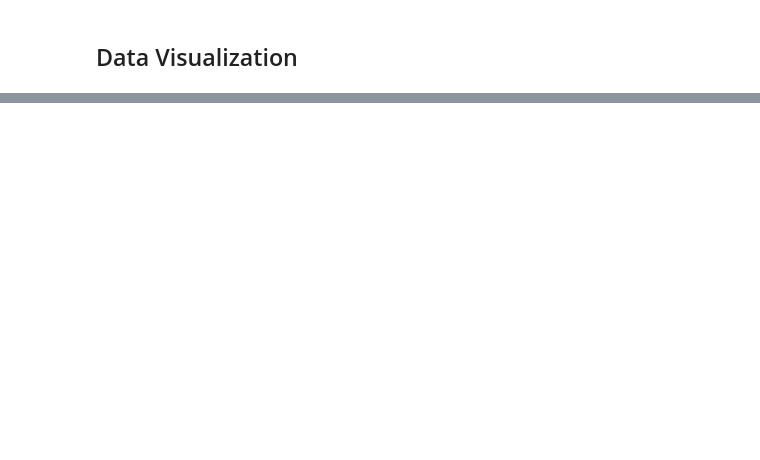
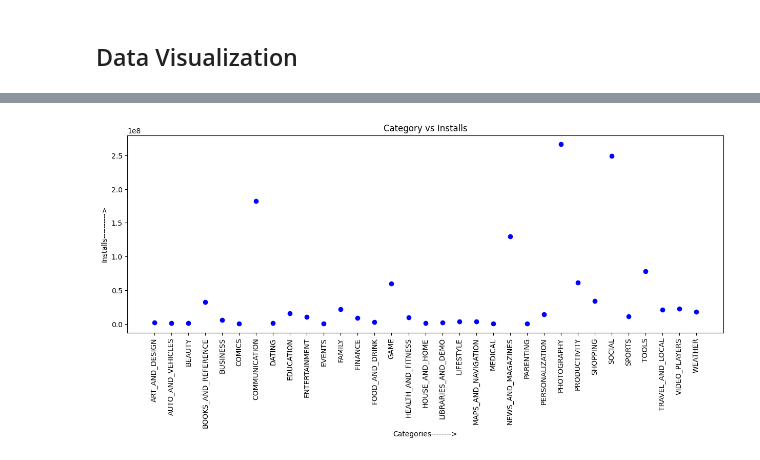
Before and after one commit to saketvaibhav7114/EDA-on-Playstore-App, a Jupyter notebook: EDA_on_Play_Store_App_Review_Analysis.ipynb, the cells around one changed output, grey strips where cells are left out. Saved outputs shown, nothing was run; the diff lists cells and outputs as text; code cells hidden in the pictures; blank space fills up the shorter version.

```diff
--- a/EDA_on_Play_Store_App_Review_Analysis.ipynb
+++ b/EDA_on_Play_Store_App_Review_Analysis.ipynb
@@ -269,0 +374,10 @@ df
+# %%
+# Removing '$' symbol before the prices and converting it to float value
+def convert_price(price):
+  return float(price.replace('$',''))
+
+df['Price']=df['Price'].apply(convert_price)
+# %%
+# sorting dataframe by price
+df.sort_values(by=['Price'],ascending=False,inplace=True)
+df.head()
@@ -269,0 +429,4 @@ df
+# %%
+# Sortning the name of genres selecting name only before';' and removing all the remaining words
+df['Genres']=df['Genres'].str.split(';').str[0]
+len(df['Genres'].unique())
@@ -270,2 +449,10 @@ df
 # %% [markdown]
 ## Data Visualization
+# %%
+grp=df.groupby('Category')
+x=grp['Installs'].agg(np.mean)
+y=grp['Price'].agg(np.sum)
+z=grp['Reviews'].agg(np.mean)
+print(x)
+print(y)
+print(z)
@@ -271,0 +477,10 @@ df
+# %%
+plt.figure(figsize=(15,5))
+plt.plot(x,'ro',color='b')
+plt.xticks(rotation=90)
+plt.title('Category vs Installs')
+plt.xlabel('Categories-------->')
+plt.ylabel('Installs---------->')
+plt.show()
+# %% [output]
+[figure, added]
```
Also changed, not shown: parts of 45 cells of this notebook.
